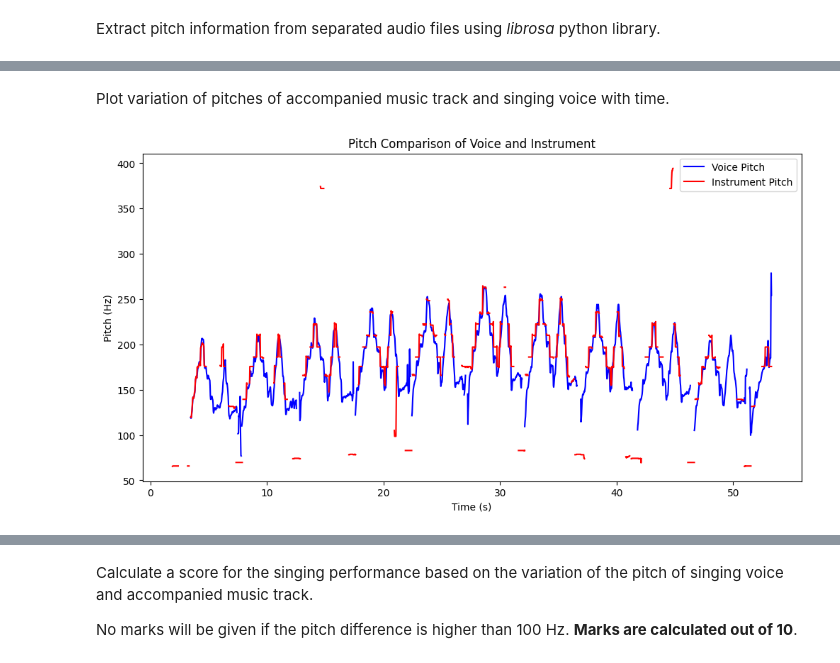
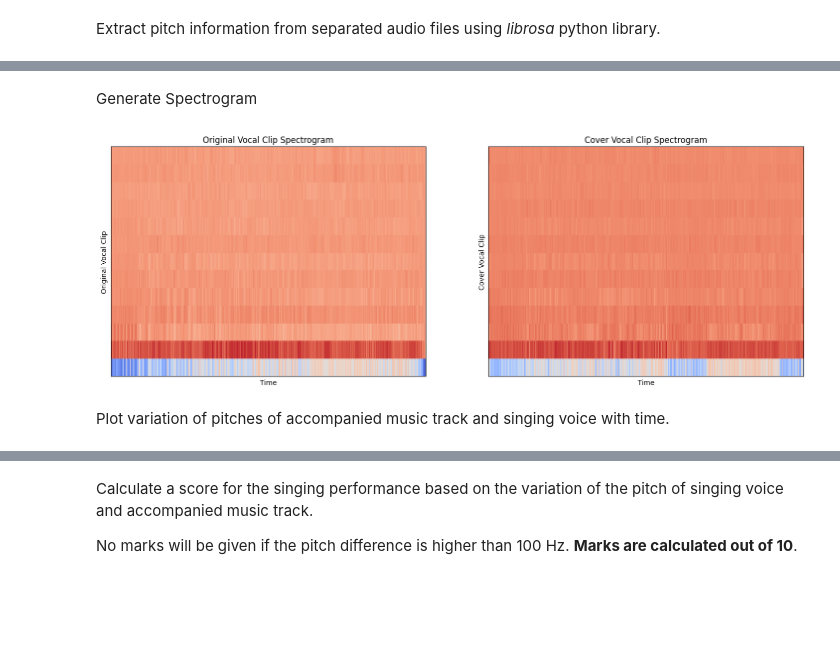
Before and after one commit to AshenWijesingha/CSAnalyzer, a Jupyter notebook: CoverSongAnalyzer.ipynb, the cells around one changed output, grey strips where cells are left out. Drawn from its saved outputs; the diff is of its cells as text; code cells hidden in the pictures; blank space fills up the shorter version.

```diff
--- a/CoverSongAnalyzer.ipynb
+++ b/CoverSongAnalyzer.ipynb
@@ -193,17 +260,59 @@ f0_cover_audio, voiced_flag, voiced_probs = librosa.pyin(y=y_cover_voice, fmin=l
+# %% [markdown]
+Generate Spectrogram
+# %%
+# audio_file01 = "/content/separated_recordings/audio1/vocals.wav"
+# audio_file02 = "/content/separated_recordings/audio2/vocals.wav"
+
+audio_file01 = "/content/audio1.mp3"
+audio_file02 = "/content/audio2.mp3"
+
+clip1, sr = librosa.load(audio_file01, sr=22050)
+clip2, sr = librosa.load(audio_file02, sr=22050)
+
+fft1 = np.fft.fft(clip1)
+fft2 = np.fft.fft(clip2)
+
+magnitude1 = np.fft.fft(clip1)
+frequency1 = np.linspace(0,sr, len(magnitude1))
+left_frequency = frequency1[:int(len(frequency1)/2)]
+left_magnitude = magnitude1[:int(len(frequency1)/2)]
+
+magnitude2 = np.fft.fft(clip2)
+frequency2 = np.linspace(0,sr, len(magnitude2))
+left_frequency = frequency2[:int(len(frequency2)/2)]
+left_magnitude = magnitude2[:int(len(frequency2)/2)]
+
+n_fft = 2048
+hop_length = 512
+
+stft1 = librosa.core.stft(clip1,hop_length=hop_length,n_fft=n_fft)
+spectrogram1 = np.abs(stft1)
+
+stft2 = librosa.core.stft(clip2,hop_length=hop_length,n_fft=n_fft)
+spectrogram2 = np.abs(stft2)
+
+# Create a figure with two subplots in a single row
+fig, axes = plt.subplots(1, 2, figsize=(18, 6))
+
+# Plot the first spectrogram on the left subplot
+OriginalClip = librosa.feature.mfcc(y=clip1, n_fft=n_fft, hop_length=hop_length, n_mfcc=13)
+librosa.display.specshow(OriginalClip, sr=sr, hop_length=hop_length, ax=axes[0])
+axes[0].set_xlabel('Time')
+axes[0].set_ylabel('Original Vocal Clip')
+axes[0].set_title('Original Vocal Clip Spectrogram')
+
+
+
+# Plot the second spectrogram on the right subplot
+CoverClip = librosa.feature.mfcc(y=clip2, n_fft=n_fft, hop_length=hop_length, n_mfcc=13)
+librosa.display.specshow(CoverClip, sr=sr, hop_length=hop_length, ax=axes[1])
+axes[1].set_xlabel('Time')
+axes[1].set_ylabel('Cover Vocal Clip')
+axes[1].set_title('Cover Vocal Clip Spectrogram')
+
+# Show the plots
+plt.show()
+# %% [output]
+[figure, added]
 # %% [markdown]
 Plot variation of pitches of accompanied music track and singing voice with time.
-# %%
-# Create a time vector
-times = librosa.times_like(f0_original_audio)
-
-plt.figure(figsize=(12, 6))
-plt.plot(times, f0_original_audio, label='Original Audio Pitch', color='blue')
-plt.plot(times, f0_cover_audio, label='Cover Audio Pitch', color='red')
-plt.title('Pitch Comparison of Original and Cover Song')
-plt.xlabel('Time (s)')
-plt.ylabel('Pitch (Hz)')
-plt.legend()
-
-plt.show()
-# %% [output]
-[figure, removed]
```
Also changed, not shown: parts of 16 cells of this notebook, 2 other files.
